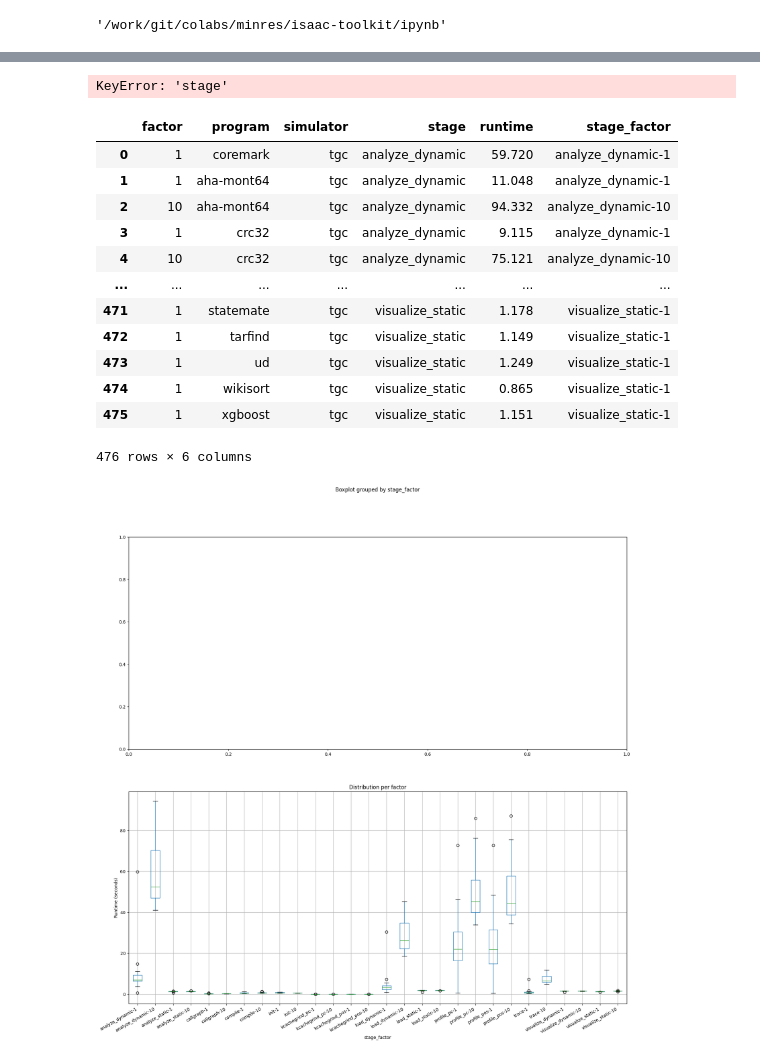
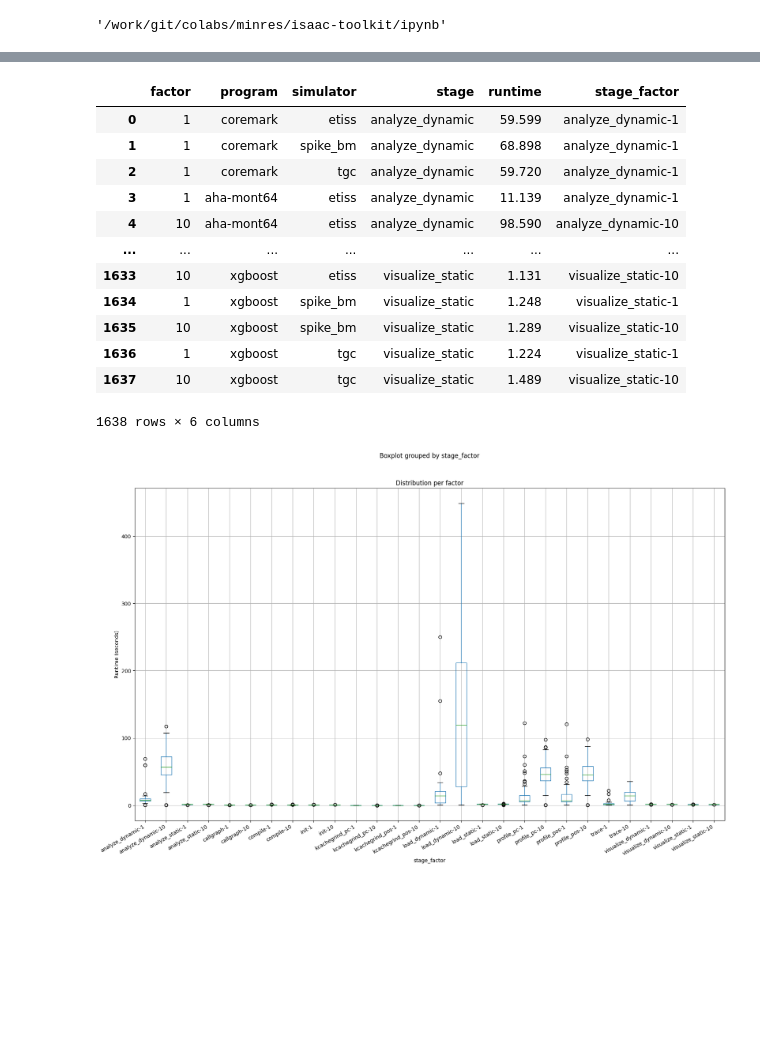
Before and after one commit to tum-ei-eda/isaac-toolkit, a Jupyter notebook: ipynb/TimeSummaryNew.ipynb, the cells around one changed output, grey strips where cells are left out. Saved outputs shown, nothing was run; the diff lists cells and outputs as text; code cells hidden in the pictures; blank space fills up the shorter version.

```diff
--- a/ipynb/TimeSummaryNew.ipynb
+++ b/ipynb/TimeSummaryNew.ipynb
@@ -140,7 +122,7 @@ drop_stages = ["kcachegrind_pc", "kcachegrind_pos", "profile_pos"]
 # %%
 # dummy_df_ = dummy_df[dummy_df["program"].isin(["coremark"])]
 # dummy_df_ = dummy_df[dummy_df["simulator"].isin(["tgc", "etiss", "spike_bm"])]
-dummy_df_ = dummy_df[dummy_df["factor"].isin([1,10]) & dummy_df["simulator"].isin(["tgc"])]
+dummy_df_ = dummy_df[dummy_df["factor"].isin([1,10]) & dummy_df["simulator"].isin(["etiss", "tgc", "spike_bm"])]
 df_new = dummy_df_.copy()
 df_new.drop(columns=["program", "simulator", "factor"], inplace=True)
 for stage in df_new.columns:
@@ -240,7 +218,3 @@ plt.show()
-# %%
-df_new.groupby(["stage", "factor"])
-# %% [output]
-KeyError: 'stage'
 # %%
 df_new2 = dummy_df_.copy()
 melted2_df = df_new2.melt(var_name='stage', value_name='runtime', id_vars=["factor", "program", "simulator"])
@@ -250,25 +224,26 @@ melted2_df["stage_factor"] = melted2_df["stage"].astype(str) + "-" + melted2_df[
 melted2_df
 # %% [output]
 |  | factor | program | simulator | stage | runtime | stage_factor |
-| 0 | 1 | coremark | tgc | analyze_dynamic | 59.720 | analyze_dynamic-1 |
-| 1 | 1 | aha-mont64 | tgc | analyze_dynamic | 11.048 | analyze_dynamic-1 |
-| 2 | 10 | aha-mont64 | tgc | analyze_dynamic | 94.332 | analyze_dynamic-10 |
-| 3 | 1 | crc32 | tgc | analyze_dynamic | 9.115 | analyze_dynamic-1 |
-| 4 | 10 | crc32 | tgc | analyze_dynamic | 75.121 | analyze_dynamic-10 |
+| 0 | 1 | coremark | etiss | analyze_dynamic | 59.599 | analyze_dynamic-1 |
+| 1 | 1 | coremark | spike_bm | analyze_dynamic | 68.898 | analyze_dynamic-1 |
+| 2 | 1 | coremark | tgc | analyze_dynamic | 59.720 | analyze_dynamic-1 |
+| 3 | 1 | aha-mont64 | etiss | analyze_dynamic | 11.139 | analyze_dynamic-1 |
+| 4 | 10 | aha-mont64 | etiss | analyze_dynamic | 98.590 | analyze_dynamic-10 |
 | ... | ... | ... | ... | ... | ... | ... |
-| 471 | 1 | statemate | tgc | visualize_static | 1.178 | visualize_static-1 |
-| 472 | 1 | tarfind | tgc | visualize_static | 1.149 | visualize_static-1 |
-| 473 | 1 | ud | tgc | visualize_static | 1.249 | visualize_static-1 |
-| 474 | 1 | wikisort | tgc | visualize_static | 0.865 | visualize_static-1 |
-| 475 | 1 | xgboost | tgc | visualize_static | 1.151 | visualize_static-1 |
+| 1633 | 10 | xgboost | etiss | visualize_static | 1.131 | visualize_static-10 |
+| 1634 | 1 | xgboost | spike_bm | visualize_static | 1.248 | visualize_static-1 |
+| 1635 | 10 | xgboost | spike_bm | visualize_static | 1.289 | visualize_static-10 |
+| 1636 | 1 | xgboost | tgc | visualize_static | 1.224 | visualize_static-1 |
+| 1637 | 10 | xgboost | tgc | visualize_static | 1.489 | visualize_static-10 |
-476 rows × 6 columns
+1638 rows × 6 columns
 # %%
-fig, axes = plt.subplots(2, 1, figsize=(20, 20), gridspec_kw={'height_ratios': [1, 1]})
+fig, axes = plt.subplots(1, 1, figsize=(20, 12))
+axes = [axes]
 # (2) Boxplots per super-stage
-melted2_df.boxplot(column="runtime", by="stage_factor", ax=axes[1])
-axes[1].set_ylabel("Runtime (seconds)")
-axes[1].set_title("Distribution per factor")
-axes[1].set_xticklabels(axes[1].get_xticklabels(), rotation=30, ha="right")
+melted2_df.boxplot(column="runtime", by="stage_factor", ax=axes[0])
+axes[0].set_ylabel("Runtime (seconds)")
+axes[0].set_title("Distribution per factor")
+axes[0].set_xticklabels(axes[0].get_xticklabels(), rotation=30, ha="right")
 plt.show()
 # %% [output]
-[figure, old version]
+[figure, new version]
```
Also changed, not shown: parts of 6 cells of this notebook.
